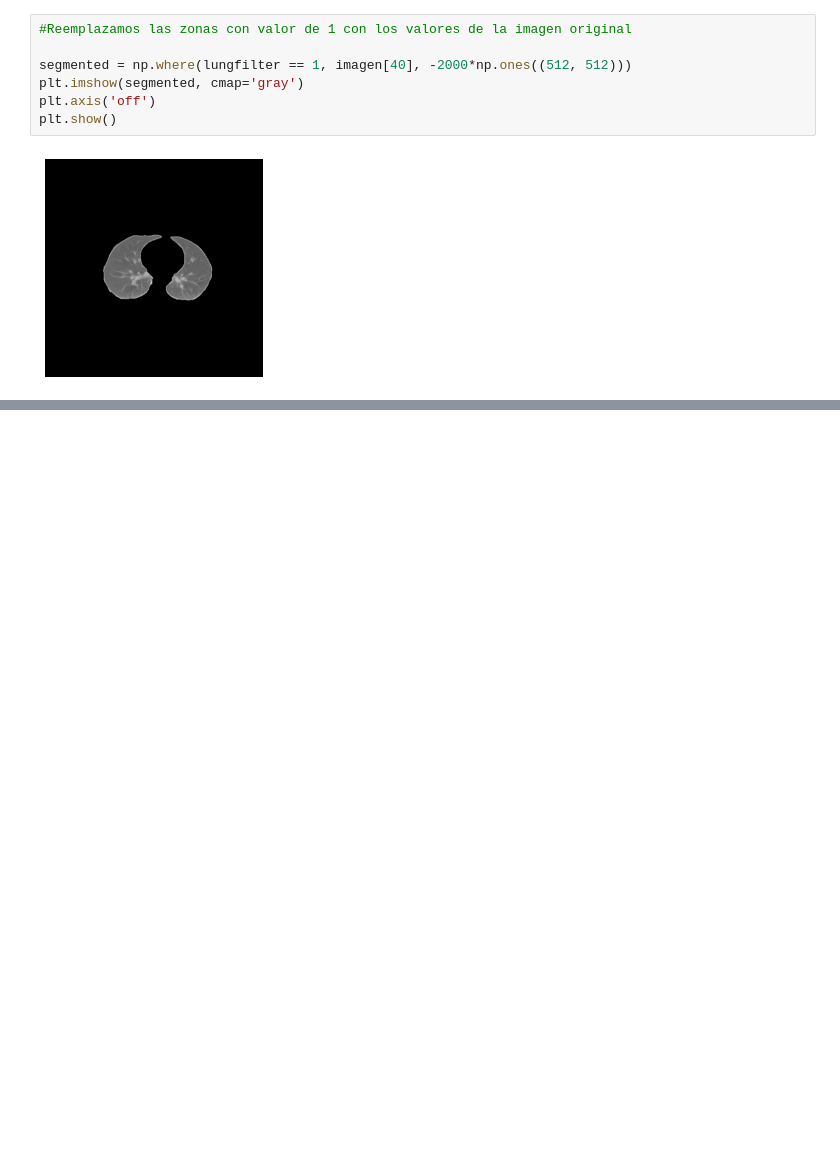
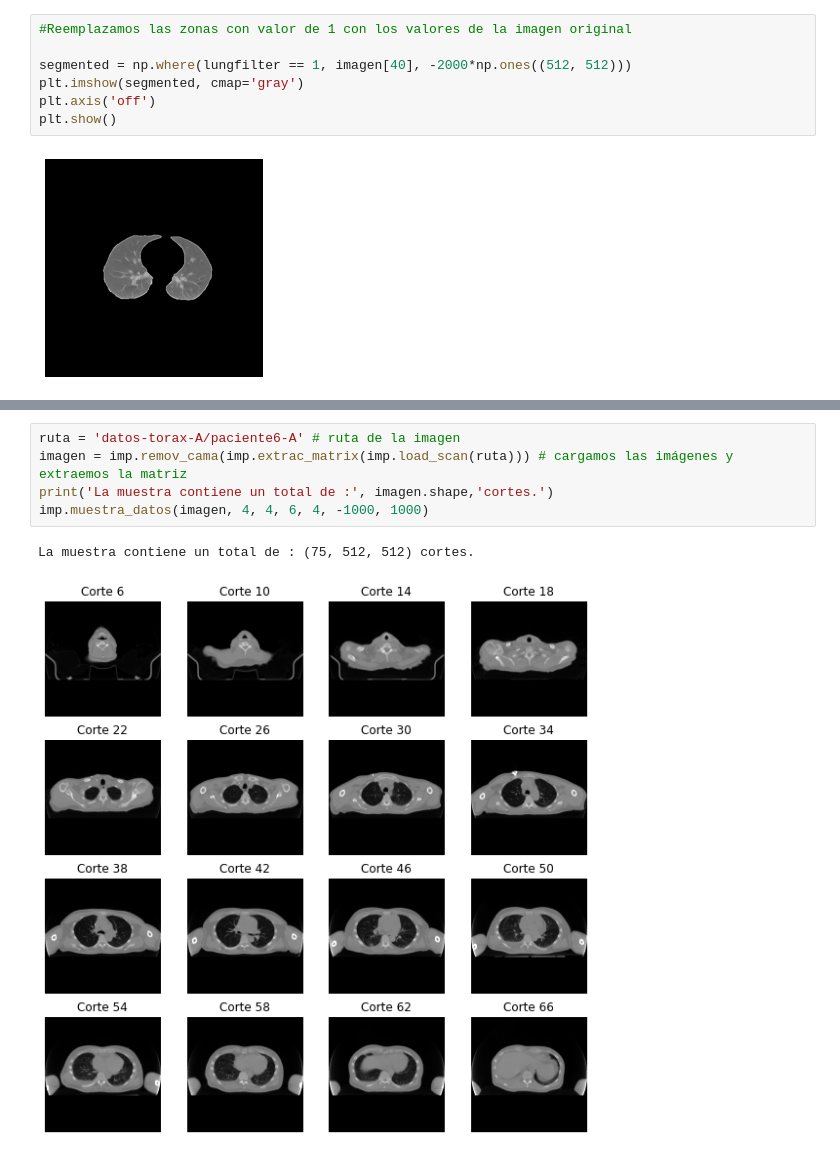
Before and after one commit to jennifer95/visualizacion-segmentacion-pulmonar-DICOM-python, a Jupyter notebook: Segmentación de tejido pulmonar.ipynb, the cells around one changed output, grey strips where cells are left out. Cells and saved outputs as stored; diff of their text form; blank space fills up the shorter version.

```diff
--- a/Segmentación de tejido pulmonar.ipynb
+++ b/Segmentación de tejido pulmonar.ipynb
@@ -390,0 +395,8 @@ plt.show()
+# %%
+ruta = 'datos-torax-A/paciente6-A' # ruta de la imagen
+imagen = imp.remov_cama(imp.extrac_matrix(imp.load_scan(ruta))) # cargamos las imágenes y extraemos la matriz
+print('La muestra contiene un total de :', imagen.shape,'cortes.')
+imp.muestra_datos(imagen, 4, 4, 6, 4, -1000, 1000)
+# %% [output]
+La muestra contiene un total de : (75, 512, 512) cortes.
+[figure, added]
```
Also changed, not shown: parts of 3 cells of this notebook.
